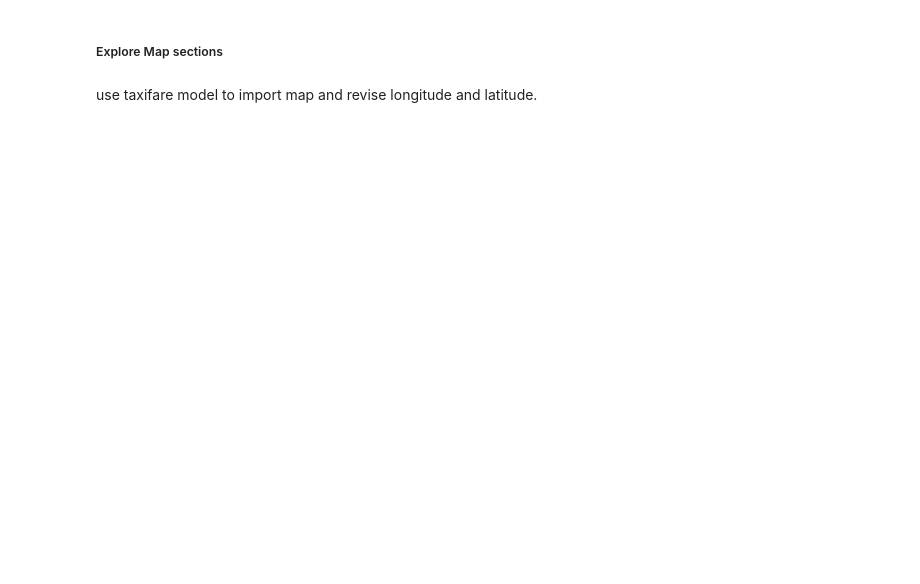
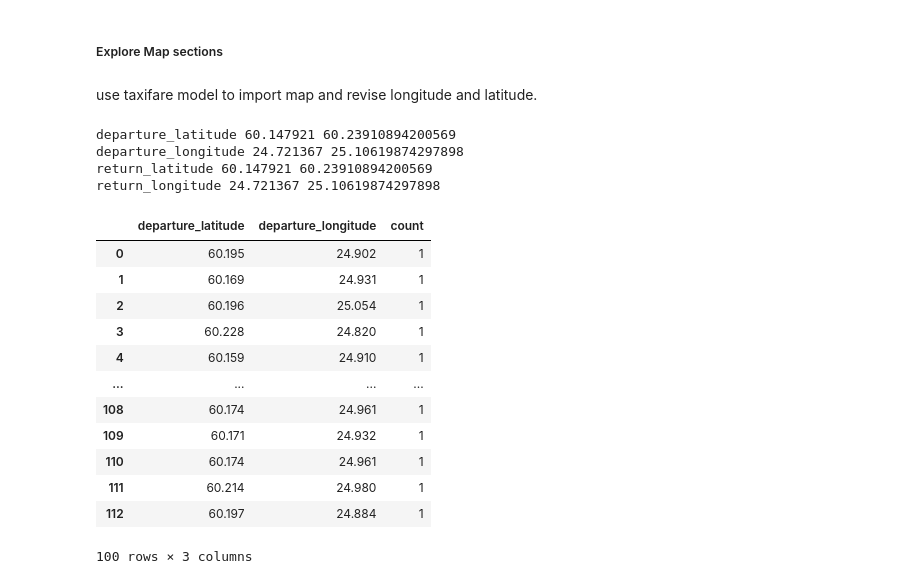
Before and after one commit to kelvinpurdom/HelsinkiCityBikes, a Jupyter notebook: notebooks/HelsinkiCityBikes.ipynb, the cells around one changed output. Drawn from its saved outputs; the diff is of its cells as text; code cells hidden in the pictures; blank space fills up the shorter version.

```diff
--- a/notebooks/HelsinkiCityBikes.ipynb
+++ b/notebooks/HelsinkiCityBikes.ipynb
@@ -277,3 +277,33 @@ center_location = [40.758896, -73.985130]
 m = folium.Map(location=center_location, control_scale=True, zoom_start=11)
+# %%
+for col in ["departure_latitude",
+            "departure_longitude", "return_latitude",
+            "return_longitude"]:
+    MIN = df[col].min()
+    MAX = df[col].max()
+    print(col, MIN, MAX)
+# %% [output]
+departure_latitude 60.147921 60.23910894200569
+departure_longitude 24.721367 25.10619874297898
+return_latitude 60.147921 60.23910894200569
+return_longitude 24.721367 25.10619874297898
+# %%
+heatmap_data = df.head(100)[['departure_latitude', 'departure_longitude', 'count']]
+# %%
+heatmap_data
+# %% [output]
+|  | departure_latitude | departure_longitude | count |
+| 0 | 60.195 | 24.902 | 1 |
+| 1 | 60.169 | 24.931 | 1 |
+| 2 | 60.196 | 25.054 | 1 |
+| 3 | 60.228 | 24.820 | 1 |
+| 4 | 60.159 | 24.910 | 1 |
+| ... | ... | ... | ... |
+| 108 | 60.174 | 24.961 | 1 |
+| 109 | 60.171 | 24.932 | 1 |
+| 110 | 60.174 | 24.961 | 1 |
+| 111 | 60.214 | 24.980 | 1 |
+| 112 | 60.197 | 24.884 | 1 |
+100 rows × 3 columns
 # %%
 df["count"] =1
```
Also changed, not shown: parts of 4 cells of this notebook.
